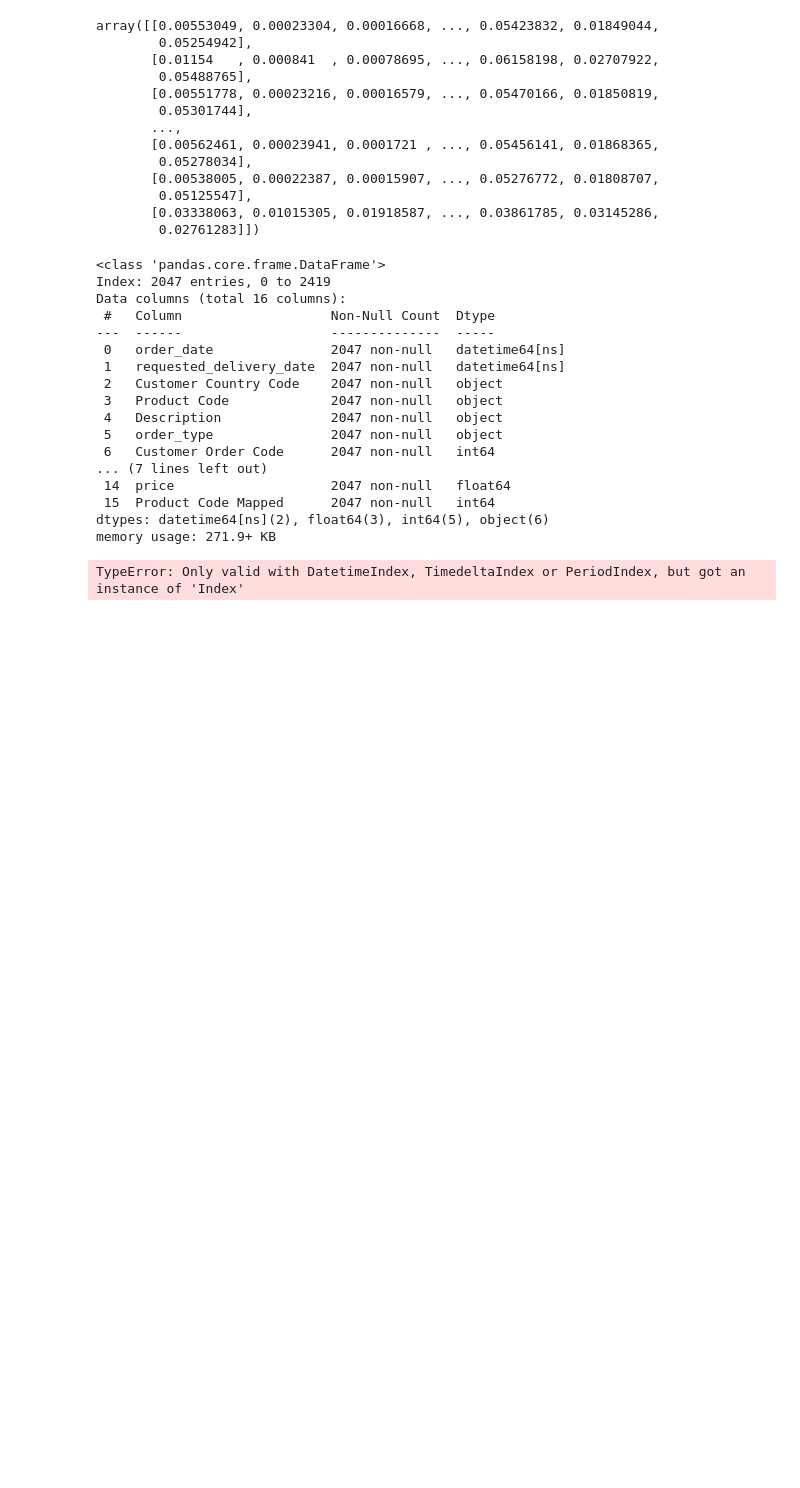
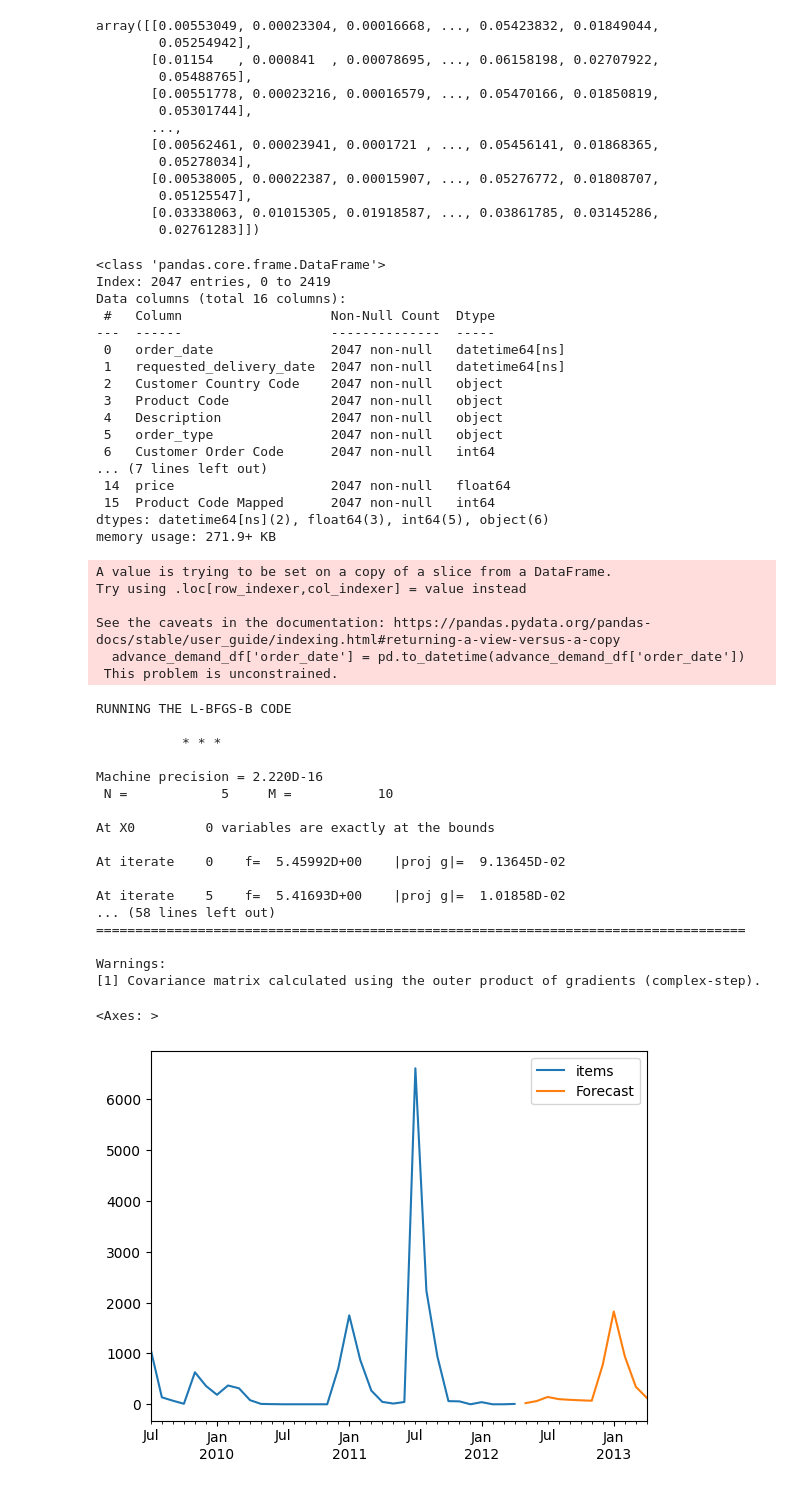
Before and after one commit to HaoyuHunterFang/schulich_data_science, a Jupyter notebook: Final_Exam_5110.ipynb, the cells around one changed output. Cells and saved outputs as stored; diff of their text form; code cells hidden in the pictures; blank space fills up the shorter version.

```diff
--- a/Final_Exam_5110.ipynb
+++ b/Final_Exam_5110.ipynb
@@ -281,38 +281,62 @@ memory usage: 271.9+ KB
 import statsmodels.api as sm
 
 # Assuming `df` is your DataFrame and you have a 'Date' column and a 'Demand' column
-advance_demand_df['Order Date'] = pd.to_datetime(advance_demand_df['Order Date'])
-advance_demand_df.set_index('Order Date', inplace=True)
-
+advance_demand_df['order_date'] = pd.to_datetime(advance_demand_df['order_date'])
+advance_demand_df.set_index('order_date', inplace=True)
+advance_demand_df = advance_demand_df.drop(['requested_delivery_date'], axis = 1)
 # Let's assume a monthly time series, hence 'M'
 advance_demand_df = advance_demand_df.resample('M').sum()
 
 # Define the parameters for the SARIMA model
 # These should be chosen based on model diagnostics and ACF/PACF plots
 p = 1 # Autoregressive term
 d = 1 # Differencing
 q = 1 # Moving average term
 P = 1 # Seasonal autoregressive term
 D = 1 # Seasonal differencing
 Q = 1 # Seasonal moving average term
 s = 12 # Seasonal periodicity
 
 # Build and fit the SARIMA model
 sarima_model = SARIMAX(advance_demand_df['items'], order=(p, d, q), seasonal_order=(P, D, Q, s))
 sarima_results = sarima_model.fit()
 
 # Summarize the model results
 print(sarima_results.summary())
 
 # Perform diagnostics to check for any unusual behavior
 sarima_results.plot_diagnostics(figsize=(15, 12))
 
 # Forecast for the next period
 forecast = sarima_results.get_forecast(steps=12)
 forecast_df = forecast.conf_int()
 forecast_df['Forecast'] = sarima_results.predict(start=forecast_df.index[0], end=forecast_df.index[-1])
 
 # Plot the forecast alongside historical data
 pd.concat([advance_demand_df['items'], forecast_df['Forecast']], axis=1).plot()
 # %% [output]
-TypeError: Only valid with DatetimeIndex, TimedeltaIndex or PeriodIndex, but got an instance of 'Index'
+A value is trying to be set on a copy of a slice from a DataFrame.
+Try using .loc[row_indexer,col_indexer] = value instead
+
+See the caveats in the documentation: https://pandas.pydata.org/pandas-docs/stable/user_guide/indexing.html#returning-a-view-versus-a-copy
+  advance_demand_df['order_date'] = pd.to_datetime(advance_demand_df['order_date'])
+ This problem is unconstrained.
+RUNNING THE L-BFGS-B CODE
+
+           * * *
+
+Machine precision = 2.220D-16
+ N =            5     M =           10
+
+At X0         0 variables are exactly at the bounds
+
+At iterate    0    f=  5.45992D+00    |proj g|=  9.13645D-02
+
+At iterate    5    f=  5.41693D+00    |proj g|=  1.01858D-02
+... (58 lines left out)
+===================================================================================
+
+Warnings:
+[1] Covariance matrix calculated using the outer product of gradients (complex-step).
+<Axes: >
+[figure, added]
```
